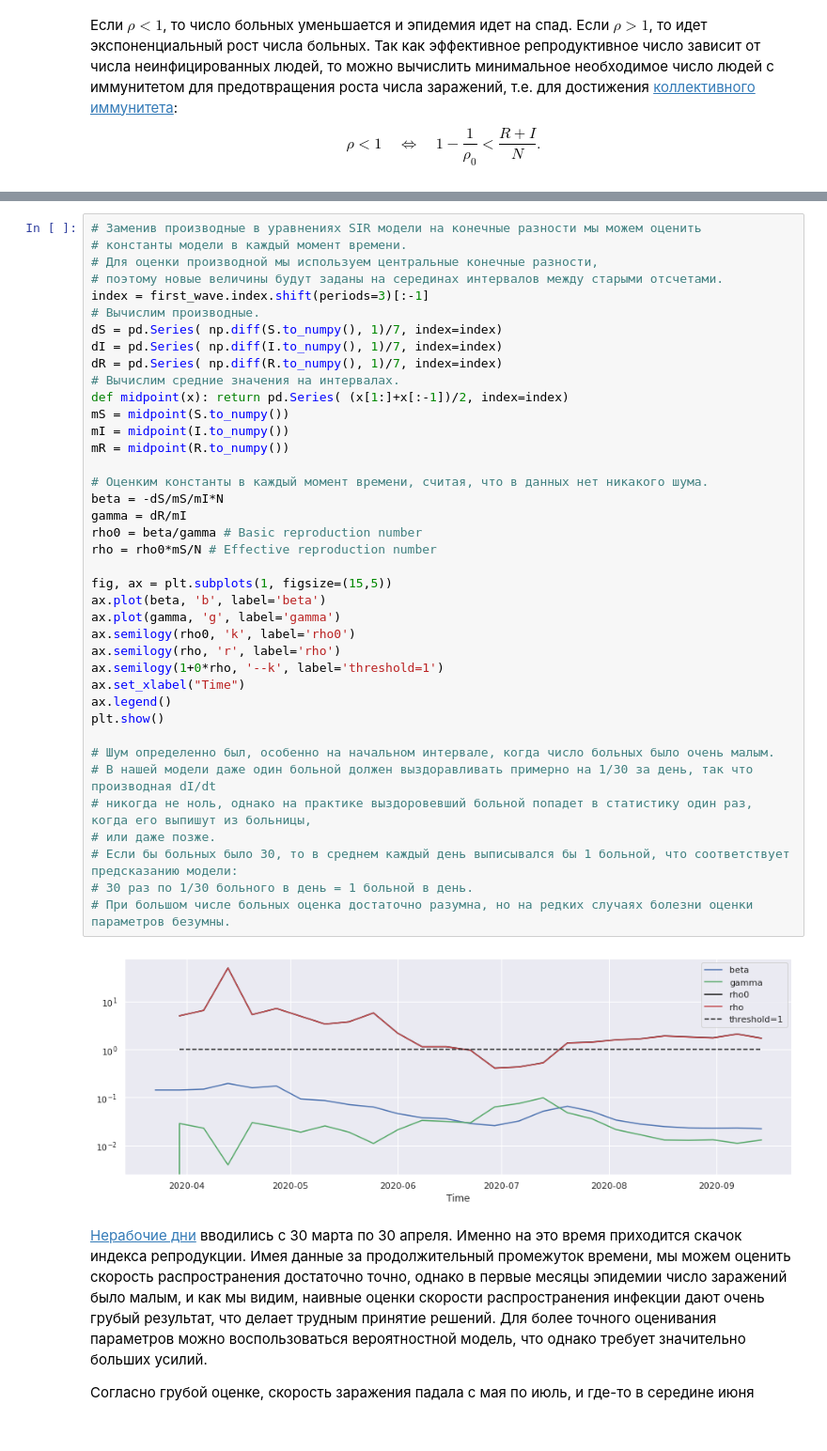
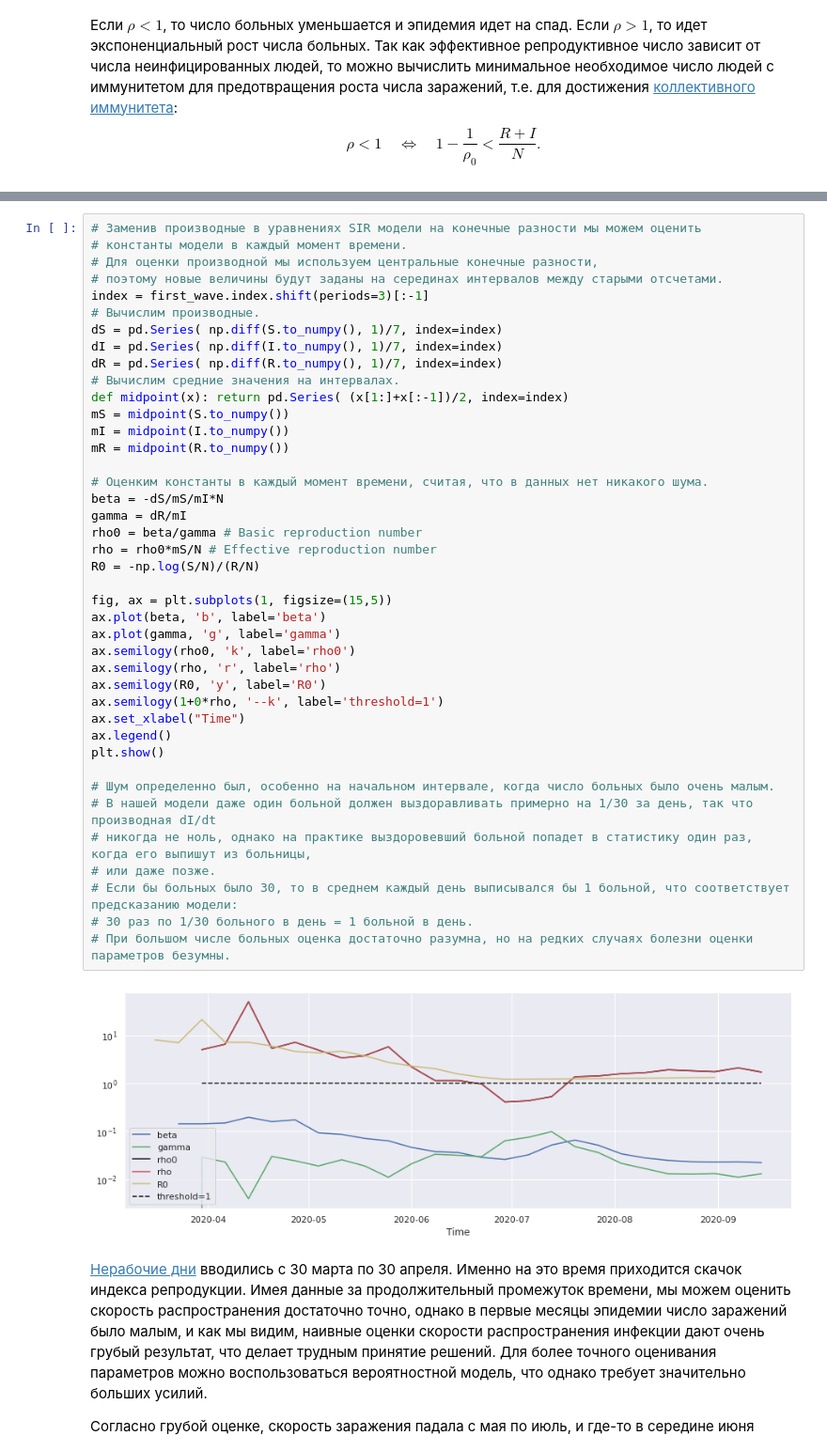
Before and after one commit to alepoydes/introduction-to-numerical-simulation, a Jupyter notebook: practice/covid/COVID-19.ipynb, the cells around one changed output, grey strips where cells are left out. Shown at 94% size. Cells and saved outputs as stored; diff of their text form.

```diff
--- a/practice/covid/COVID-19.ipynb
+++ b/practice/covid/COVID-19.ipynb
@@ -282,34 +288,36 @@ dR = pd.Series( np.diff(R.to_numpy(), 1)/7, index=index)
 # Вычислим средние значения на интервалах.
 def midpoint(x): return pd.Series( (x[1:]+x[:-1])/2, index=index)
 mS = midpoint(S.to_numpy())
 mI = midpoint(I.to_numpy())
 mR = midpoint(R.to_numpy())
 
 # Оценким константы в каждый момент времени, считая, что в данных нет никакого шума.
 beta = -dS/mS/mI*N
 gamma = dR/mI
 rho0 = beta/gamma # Basic reproduction number
 rho = rho0*mS/N # Effective reproduction number
+R0 = -np.log(S/N)/(R/N)
 
 fig, ax = plt.subplots(1, figsize=(15,5))
 ax.plot(beta, 'b', label='beta')
 ax.plot(gamma, 'g', label='gamma')
 ax.semilogy(rho0, 'k', label='rho0')
 ax.semilogy(rho, 'r', label='rho')
+ax.semilogy(R0, 'y', label='R0')
 ax.semilogy(1+0*rho, '--k', label='threshold=1')
 ax.set_xlabel("Time")
 ax.legend()
 plt.show()
 
 # Шум определенно был, особенно на начальном интервале, когда число больных было очень малым.
 # В нашей модели даже один больной должен выздоравливать примерно на 1/30 за день, так что производная dI/dt
 # никогда не ноль, однако на практике выздоровевший больной попадет в статистику один раз, когда его выпишут из больницы,
 # или даже позже.
 # Если бы больных было 30, то в среднем каждый день выписывался бы 1 больной, что соответствует предсказанию модели:
 # 30 раз по 1/30 больного в день = 1 больной в день.
 # При большом числе больных оценка достаточно разумна, но на редких случаях болезни оценки параметров безумны.
 # %% [output]
-[figure, old version]
+[figure, new version]
 # %% [markdown]
 [Нерабочие дни](https://ru.wikipedia.org/wiki/Хронология_событий_в_России,_вызванных_пандемией_COVID-19) вводились с 30 марта по 30 апреля. Именно на это время приходится скачок индекса репродукции. Имея данные за продолжительный промежуток времени, мы можем оценить скорость распространения достаточно точно, однако в первые месяцы эпидемии число заражений было малым, и как мы видим, наивные оценки скорости распространения инфекции дают очень грубый результат, что делает трудным принятие решений. Для более точного оценивания параметров можно воспользоваться вероятностной модель, что однако требует значительно больших усилий.
 
```
Also changed, not shown: parts of 10 cells of this notebook.
